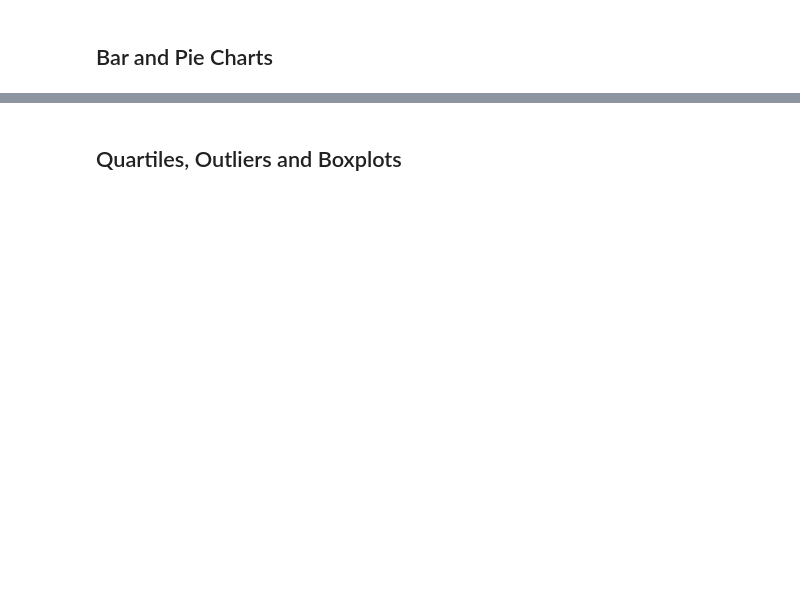
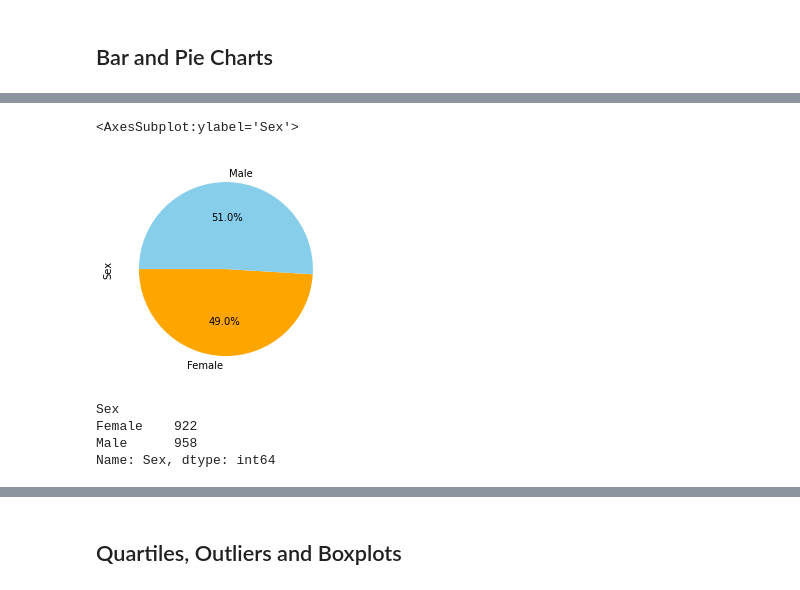
Before and after one commit to sesu0722/matplotlib, a Jupyter notebook: Pymaceuticals/pymaceuticals_starter.ipynb, the cells around one changed output, grey strips where cells are left out. Saved outputs shown, nothing was run; the diff lists cells and outputs as text; code cells hidden in the pictures; blank space fills up the shorter version.

```diff
--- a/Pymaceuticals/pymaceuticals_starter.ipynb
+++ b/Pymaceuticals/pymaceuticals_starter.ipynb
@@ -58,4 +131,17 @@ combinedDF.head()
 # %%
 # Generate a pie plot showing the distribution of female versus male mice using Pandas
+femaleVsmale=cleaned_combinedData.reset_index().groupby(['Sex']).count()['Mouse ID'].rename('Sex')
+
+femaleVsmale.plot(kind="pie",autopct="%1.1f%%",colors=['orange','skyblue'],startangle=180)
+# %% [output]
+<AxesSubplot:ylabel='Sex'>
+[figure, added]
+# %%
+femaleVsmale.head()
+# %% [output]
+Sex
+Female    922
+Male      958
+Name: Sex, dtype: int64
 # %%
 # Generate a pie plot showing the distribution of female versus male mice using pyplot
```
Also changed, not shown: parts of 22 cells of this notebook, 2 other files.
